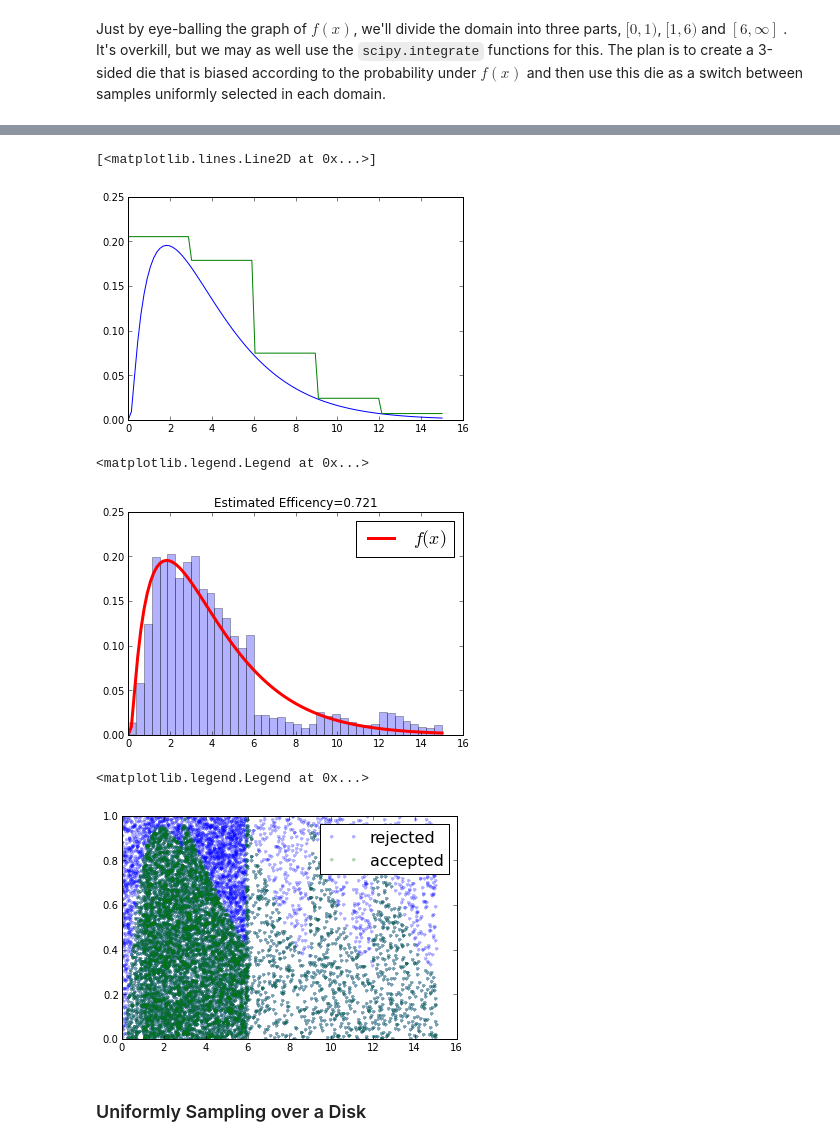
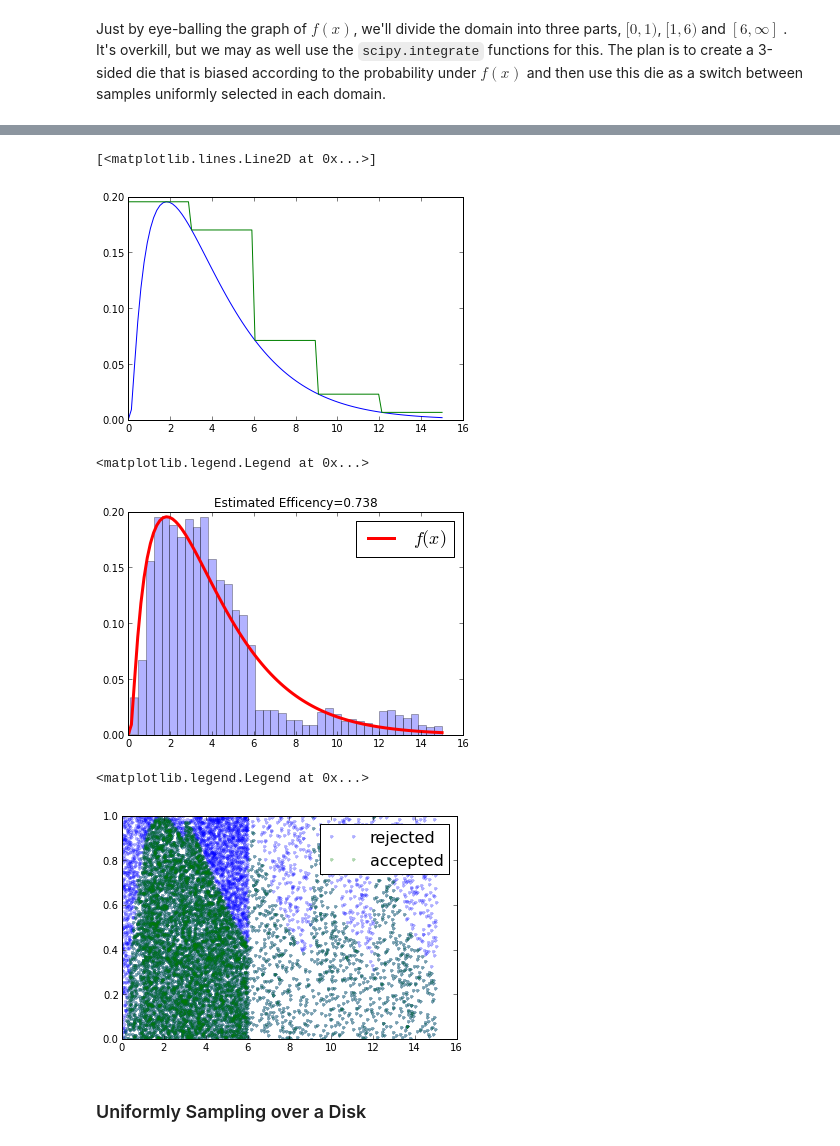
Before and after one commit to unpingco/Pig-in-the-Python, a Jupyter notebook: Sampling_Monte_Carlo.ipynb, the cells around one changed output, grey strips where cells are left out. Cells and saved outputs as stored; diff of their text form; code cells hidden in the pictures.

```diff
--- a/Sampling_Monte_Carlo.ipynb
+++ b/Sampling_Monte_Carlo.ipynb
@@ -226,11 +226,11 @@ ax.legend(fontsize=16)
 # %%
 class Stepwise(object):
     def __init__(self,xl,xu,fvalue):
-        assert len(xl) == len(xu) == len(fvalue)
+        assert len(xl) == len(xu)
         assert np.all(xl<=xu)
         self.xl = xl
         self.xu = xu
-        self.f = fvalue
+        self.f = asarray(fvalue)
 
     def __call__(self,x):
         if np.isscalar(x): x=np.array([x])
@@ -243,16 +243,17 @@ class Stepwise(object):
         return out
 # %%
 nlevels=5
-xl,xu=x.reshape(nlevels,-1)[:,[0,-1]].T
-values=(fx.reshape(nlevels,-1).max(1))*1.05
-sw=Stepwise(xl,xu,values)
+t=linspace(x.min(),x.max(),nlevels+1)
+values=[fx[logical_and(t[i]<x,x<t[i+1])].max() for i in range(nlevels)]
+
+sw=Stepwise(t[:-1],t[1:],values)
 
 fig,ax=subplots()
 ax.plot(x,fx,label='f(x)')
 ax.plot(x,sw(x),label='step-wise upper bound')
 # %% [output]
 [<matplotlib.lines.Line2D at 0x...>]
-[figure, old version]
+[figure, new version]
 # %%
 u1 = sample_die(10000)
 u2 = rand(10000)
@@ -266,7 +267,7 @@ ax.set_title('Estimated Efficency=%3.3f'%(len(v)/len(u1)))
 ax.legend(fontsize=18)
 # %% [output]
 <matplotlib.legend.Legend at 0x...>
-[figure, old version]
+[figure, new version]
 # %%
 fig,ax=subplots()
 ax.plot(u1,u2,'.',label='rejected',alpha=.3)
@@ -274,7 +275,7 @@ ax.plot(u1[idx],u2[idx],'g.',label='accepted',alpha=.3)
 ax.legend(fontsize=16)
 # %% [output]
 <matplotlib.legend.Legend at 0x...>
-[figure, old version]
+[figure, new version]
 # %% [markdown]
 ### Uniformly Sampling over a Disk
 # %% [markdown]
```
Also changed, not shown: parts of 7 cells of this notebook.
